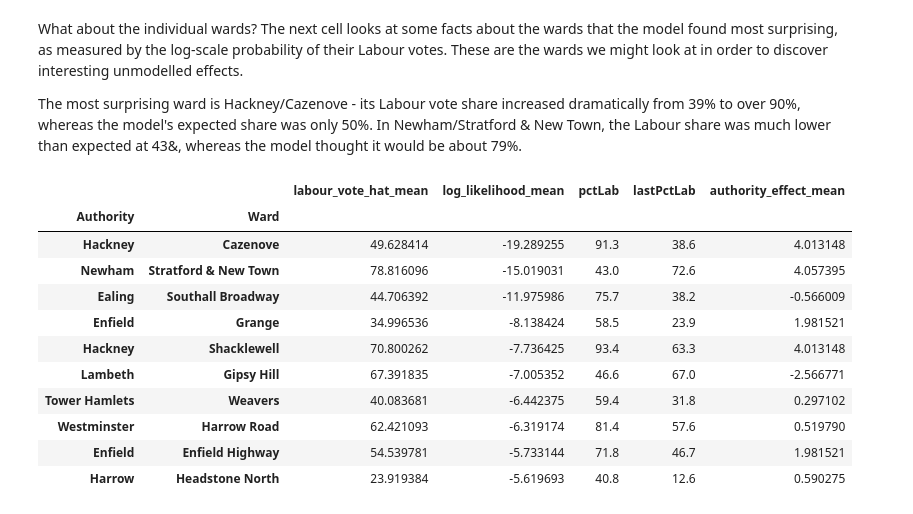
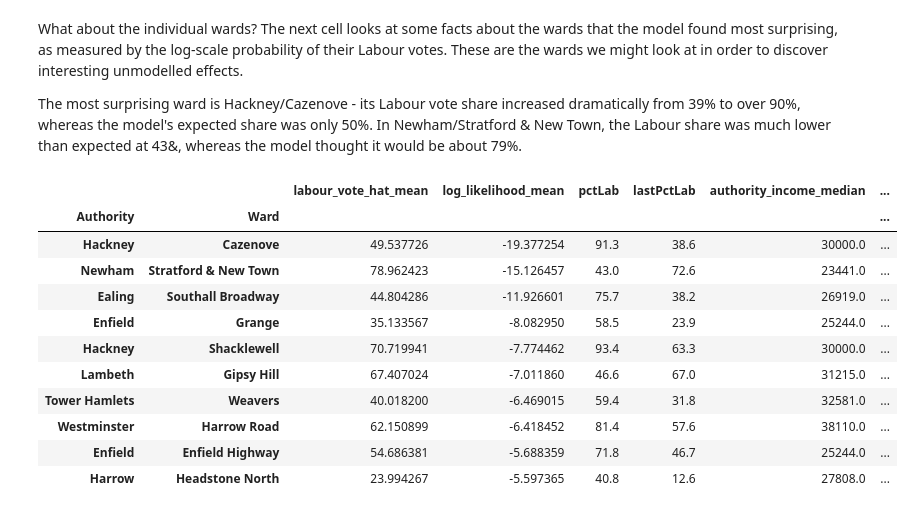
Before and after one commit to CampaignLab/ward_models, a Jupyter notebook: python/Campaign lab notebook.ipynb, the cells around one changed output. Drawn from its saved outputs; the diff is of its cells as text; code cells hidden in the pictures.

```diff
--- a/python/Campaign lab notebook.ipynb
+++ b/python/Campaign lab notebook.ipynb
@@ -48,6 +44,22 @@ wards.columns = [
     'lastPctCon', 'lastPctLab', 'lastPctLDem', 'lastPctUKIP', 'lastPctGrn', 'lastPctInd', 'lastPctOth'
 
 ]
+
+# load income data
+latest_income_stats = (
+    pd.read_csv("../data/income_data.csv")
+    .rename(columns={'Geography': 'Authority', 'V4_2': 'income'})
+    .assign(Authority=lambda df: df['Authority'].str.replace('and ', '& '))
+    .loc[lambda df: df['income'].notnull()]
+    .groupby(['Authority', 'Statistics'])
+    .apply(lambda g: g.sort_values('Time')['income'].iloc[-1])
+    .unstack()
+)
+latest_income_stats.columns = ['authority_income_mean', 'authority_income_median']
+
+
+wards = wards.join(latest_income_stats, on='Authority')
+
 wards.head()
 # %% [output]
 |  | Authority | Ward | Constituency | seats | seatsCon | seatsLab | seatsLDem | seatsUKIP | seatsGrn | ... |
@@ -128,12 +142,11 @@ wards['WardUnique'] = wards[['Authority', 'Ward']].apply('-'.join, axis=1)
 wards['WardStan'] = wards['WardUnique'].pipe(stanify_series)
 wards['AuthorityStan'] = wards['Authority'].pipe(stanify_series)
 
-# dummy column
-wards['dummy_column'] = 1
+# specify predictors
+ward_level_predictors = ['lastPctLab']
+authority_level_predictors = ['authority_income_median']
 
-# define predictors
-ward_level_predictors = ['lastPctLab']
-authority_level_predictors = ['dummy_column']
+# dataframe of authority-level predictors
 x_authority = wards.groupby('AuthorityStan')[authority_level_predictors].first()
 
 # define model input
@@ -144,7 +157,7 @@ model_input = {
     'K_authority': len(authority_level_predictors),
     'authority': wards['AuthorityStan'],
     'X_ward': wards[ward_level_predictors].apply(z_score),
-    'X_authority': x_authority,
+    'X_authority': x_authority.apply(z_score),
     'labour_vote': wards['pctLab']
 }
 # %% [markdown]
@@ -211,30 +224,31 @@ The most surprising ward is Hackney/Cazenove - its Labour vote share increased d
 # %%
 authority_output = pd.DataFrame({
     'authority_effect_mean': fit['authority_effect'].mean(axis=0),
 }, index=wards.groupby('AuthorityStan')['Authority'].first())
 
 ward_output = pd.DataFrame({
     'labour_vote_hat_mean': fit['labour_vote_hat'].mean(axis=0),
     'log_likelihood_mean': fit['log_likelihood'].mean(axis=0),
     'pctLab': wards['pctLab'].values,
-    'lastPctLab': wards['lastPctLab'].values
+    'lastPctLab': wards['lastPctLab'].values,
+    'authority_income_median': wards['authority_income_median'].values
 }, index=pd.MultiIndex.from_tuples(wards[['Authority', 'Ward']].apply(tuple, axis=1)))
 
 ward_output.index.names = ['Authority', 'Ward']
 ward_output = ward_output.join(authority_output, on='Authority')
 
 ward_output.sort_values('log_likelihood_mean').iloc[:10]
 # %% [output]
-|  |  | labour_vote_hat_mean | log_likelihood_mean | pctLab | lastPctLab | authority_effect_mean |
-| Authority | Ward |  |  |  |  |  |
-| Hackney | Cazenove | 49.628414 | -19.289255 | 91.3 | 38.6 | 4.013148 |
-| Newham | Stratford & New Town | 78.816096 | -15.019031 | 43.0 | 72.6 | 4.057395 |
-| Ealing | Southall Broadway | 44.706392 | -11.975986 | 75.7 | 38.2 | -0.566009 |
-| Enfield | Grange | 34.996536 | -8.138424 | 58.5 | 23.9 | 1.981521 |
-| Hackney | Shacklewell | 70.800262 | -7.736425 | 93.4 | 63.3 | 4.013148 |
-| Lambeth | Gipsy Hill | 67.391835 | -7.005352 | 46.6 | 67.0 | -2.566771 |
-| Tower Hamlets | Weavers | 40.083681 | -6.442375 | 59.4 | 31.8 | 0.297102 |
-| Westminster | Harrow Road | 62.421093 | -6.319174 | 81.4 | 57.6 | 0.519790 |
-| Enfield | Enfield Highway | 54.539781 | -5.733144 | 71.8 | 46.7 | 1.981521 |
-| Harrow | Headstone North | 23.919384 | -5.619693 | 40.8 | 12.6 | 0.590275 |
+|  |  | labour_vote_hat_mean | log_likelihood_mean | pctLab | lastPctLab | authority_income_median | ... |
+| Authority | Ward |  |  |  |  |  | ... |
+| Hackney | Cazenove | 49.537726 | -19.377254 | 91.3 | 38.6 | 30000.0 | ... |
+| Newham | Stratford & New Town | 78.962423 | -15.126457 | 43.0 | 72.6 | 23441.0 | ... |
+| Ealing | Southall Broadway | 44.804286 | -11.926601 | 75.7 | 38.2 | 26919.0 | ... |
+| Enfield | Grange | 35.133567 | -8.082950 | 58.5 | 23.9 | 25244.0 | ... |
+| Hackney | Shacklewell | 70.719941 | -7.774462 | 93.4 | 63.3 | 30000.0 | ... |
+| Lambeth | Gipsy Hill | 67.407024 | -7.011860 | 46.6 | 67.0 | 31215.0 | ... |
+| Tower Hamlets | Weavers | 40.018200 | -6.469015 | 59.4 | 31.8 | 32581.0 | ... |
+| Westminster | Harrow Road | 62.150899 | -6.418452 | 81.4 | 57.6 | 38110.0 | ... |
+| Enfield | Enfield Highway | 54.686381 | -5.688359 | 71.8 | 46.7 | 25244.0 | ... |
+| Harrow | Headstone North | 23.994267 | -5.597365 | 40.8 | 12.6 | 27808.0 | ... |
 # %% [markdown]
```
Also changed, not shown: parts of 10 cells of this notebook, 3 other files.
